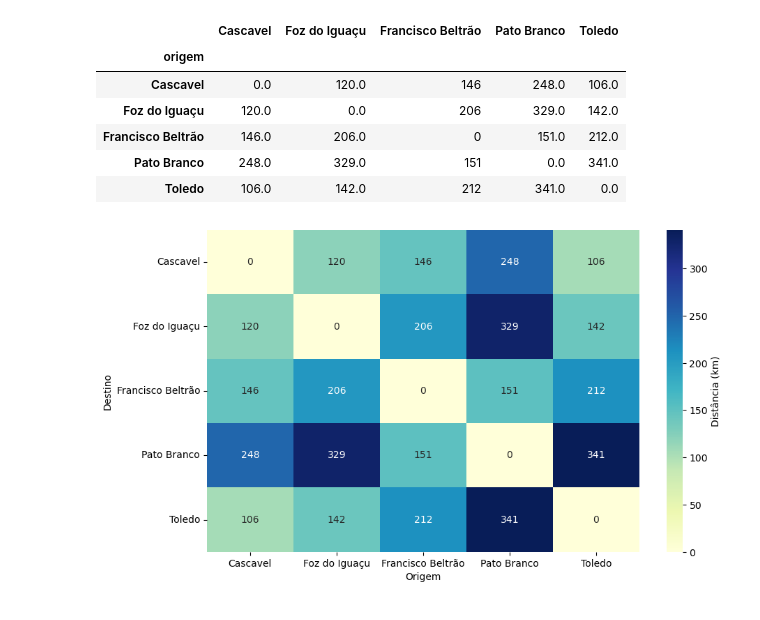
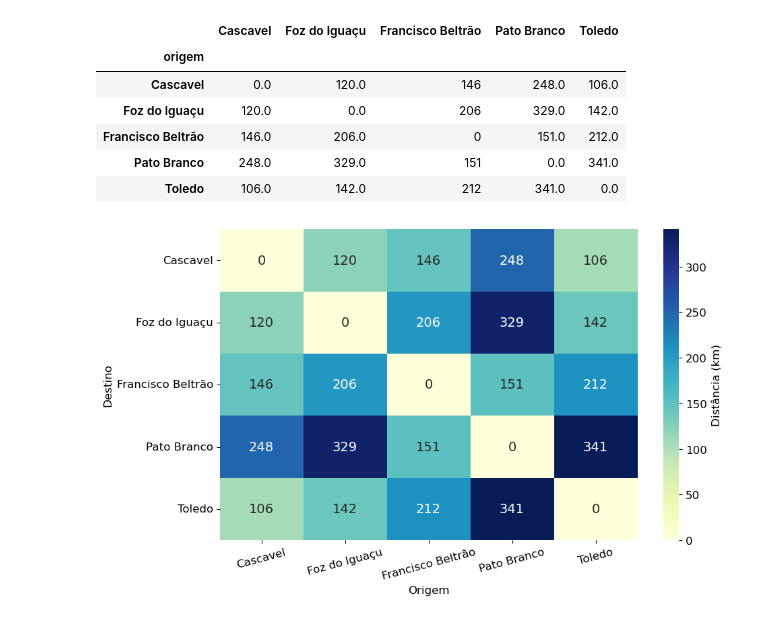
Before and after one commit to eduardocorrearaujo/filtragem_estocastica_dengue, a Jupyter notebook: data/plot_figures_8_e_9.ipynb, the cells around one changed output. Cells and saved outputs as stored; diff of their text form; code cells hidden in the pictures.

Commit message:
update_figures

```diff
--- a/data/plot_figures_8_e_9.ipynb
+++ b/data/plot_figures_8_e_9.ipynb
@@ -148,15 +161,26 @@ df.head()
 # %%
 heatmap_data = df
 
 # Plot the heatmap
-plt.figure(figsize=(10, 6))
-sns.heatmap(heatmap_data, annot=True, fmt='.0f',  cmap='YlGnBu', cbar_kws={'label': 'Distância (km)'})
+_,ax = plt.subplots(figsize=(10, 6))
+sns.heatmap(heatmap_data, annot=True, fmt='.0f',  cmap='YlGnBu', cbar_kws={'label': 'Distância (km)'},
+           annot_kws={'size': 14},ax=ax)
 
 # Add labels and title
 #plt.title('Mapa de calor da distância entre o centróide das regionais')
-plt.xlabel('Origem')
-plt.ylabel('Destino')
+plt.xlabel('Origem', fontsize = 12)
+plt.ylabel('Destino', fontsize = 12)
+
+colorbar = ax.collections[0].colorbar
+colorbar.set_label('Distância (km)', fontsize=12)  # Aumenta o tamanho da fonte do rótulo da colorbar
+
+colorbar.ax.tick_params(labelsize=12)  # Increase the size of the colorbar ticks
+
+# Ajustar tamanho dos eixos
+plt.tick_params(axis='both', labelsize=12)  # Aumenta o tamanho das fontes nos rótulos dos eixos
+
+plt.xticks(rotation=15)  # You can change the angle here (e.g., 90, 45, etc.)
 
 plt.savefig('../figures/heatmap_dist_region.png', dpi = 300, bbox_inches = 'tight')
 # %% [output]
-[figure, old version]
+[figure, new version]
```
Also changed, not shown: parts of 2 cells of this notebook, 12 other files.
